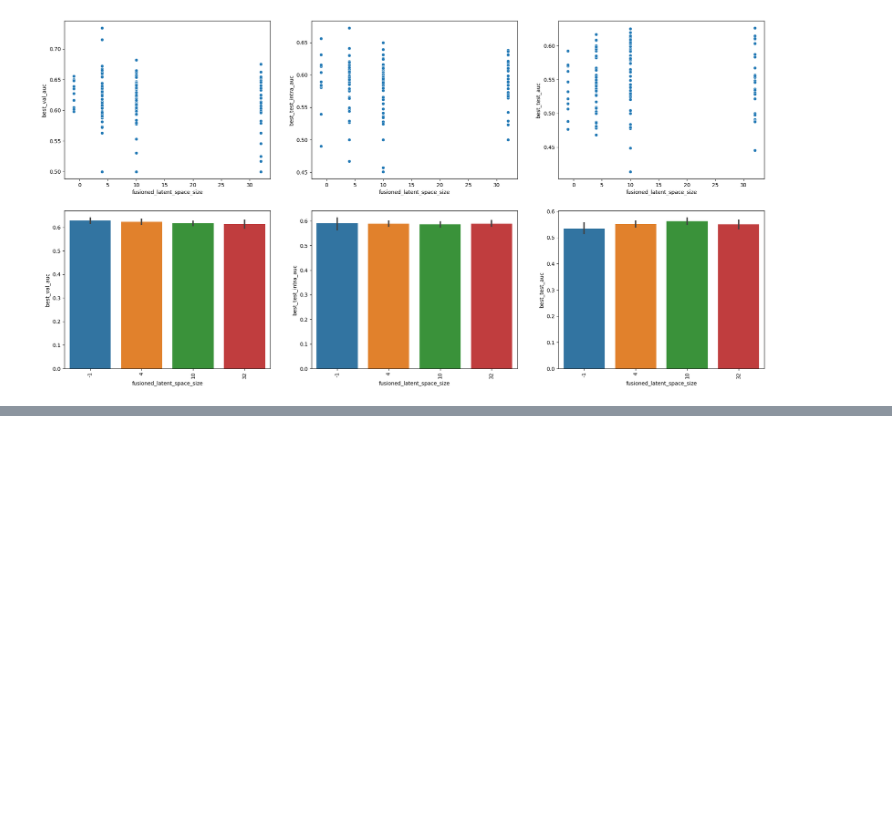
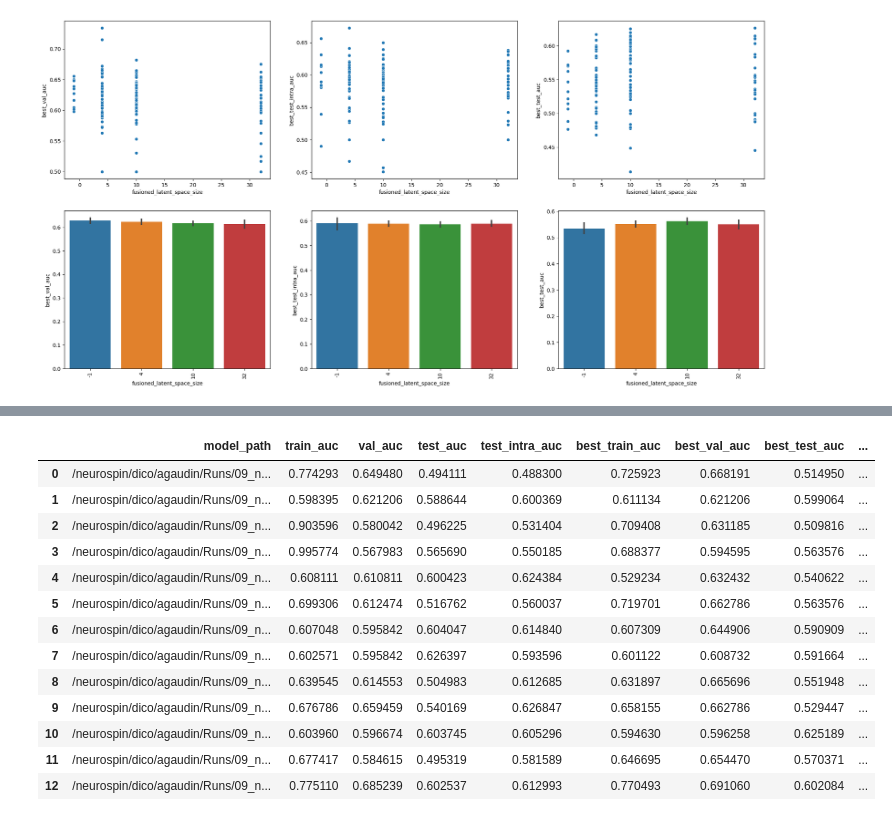
Before and after one commit to neurospin-projects/2023_agaudin_jchavas_folding_supervised, a Jupyter notebook: contrastive/notebooks/wandb_grid_searches/ACC_presearch.ipynb, the cells around one changed output, grey strips where cells are left out. Cells and saved outputs as stored; diff of their text form; code cells hidden in the pictures; blank space fills up the shorter version.

```diff
--- a/contrastive/notebooks/wandb_grid_searches/ACC_presearch.ipynb
+++ b/contrastive/notebooks/wandb_grid_searches/ACC_presearch.ipynb
@@ -395,0 +415,18 @@ graphs_intra(bdd_schiz, 'fusioned_latent_space_size', continuous=False,
+# %%
+relu_relu = bdd_activations[bdd_activations.projection_head_name == 'relu']
+relu_relu
+# %% [output]
+|  | model_path | train_auc | val_auc | test_auc | test_intra_auc | best_train_auc | best_val_auc | best_test_auc | ... |
+| 0 | /neurospin/dico/agaudin/Runs/09_n... | 0.774293 | 0.649480 | 0.494111 | 0.488300 | 0.725923 | 0.668191 | 0.514950 | ... |
+| 1 | /neurospin/dico/agaudin/Runs/09_n... | 0.598395 | 0.621206 | 0.588644 | 0.600369 | 0.611134 | 0.621206 | 0.599064 | ... |
+| 2 | /neurospin/dico/agaudin/Runs/09_n... | 0.903596 | 0.580042 | 0.496225 | 0.531404 | 0.709408 | 0.631185 | 0.509816 | ... |
+| 3 | /neurospin/dico/agaudin/Runs/09_n... | 0.995774 | 0.567983 | 0.565690 | 0.550185 | 0.688377 | 0.594595 | 0.563576 | ... |
+| 4 | /neurospin/dico/agaudin/Runs/09_n... | 0.608111 | 0.610811 | 0.600423 | 0.624384 | 0.529234 | 0.632432 | 0.540622 | ... |
+| 5 | /neurospin/dico/agaudin/Runs/09_n... | 0.699306 | 0.612474 | 0.516762 | 0.560037 | 0.719701 | 0.662786 | 0.563576 | ... |
+| 6 | /neurospin/dico/agaudin/Runs/09_n... | 0.607048 | 0.595842 | 0.604047 | 0.614840 | 0.607309 | 0.644906 | 0.590909 | ... |
+| 7 | /neurospin/dico/agaudin/Runs/09_n... | 0.602571 | 0.595842 | 0.626397 | 0.593596 | 0.601122 | 0.608732 | 0.591664 | ... |
+| 8 | /neurospin/dico/agaudin/Runs/09_n... | 0.639545 | 0.614553 | 0.504983 | 0.612685 | 0.631897 | 0.665696 | 0.551948 | ... |
+| 9 | /neurospin/dico/agaudin/Runs/09_n... | 0.676786 | 0.659459 | 0.540169 | 0.626847 | 0.658155 | 0.662786 | 0.529447 | ... |
+| 10 | /neurospin/dico/agaudin/Runs/09_n... | 0.603960 | 0.596674 | 0.603745 | 0.605296 | 0.594630 | 0.596258 | 0.625189 | ... |
+| 11 | /neurospin/dico/agaudin/Runs/09_n... | 0.677417 | 0.584615 | 0.495319 | 0.581589 | 0.646695 | 0.654470 | 0.570371 | ... |
+| 12 | /neurospin/dico/agaudin/Runs/09_n... | 0.775110 | 0.685239 | 0.602537 | 0.612993 | 0.770493 | 0.691060 | 0.602084 | ... |
```
Also changed, not shown: parts of 4 cells of this notebook, 7 other files.
